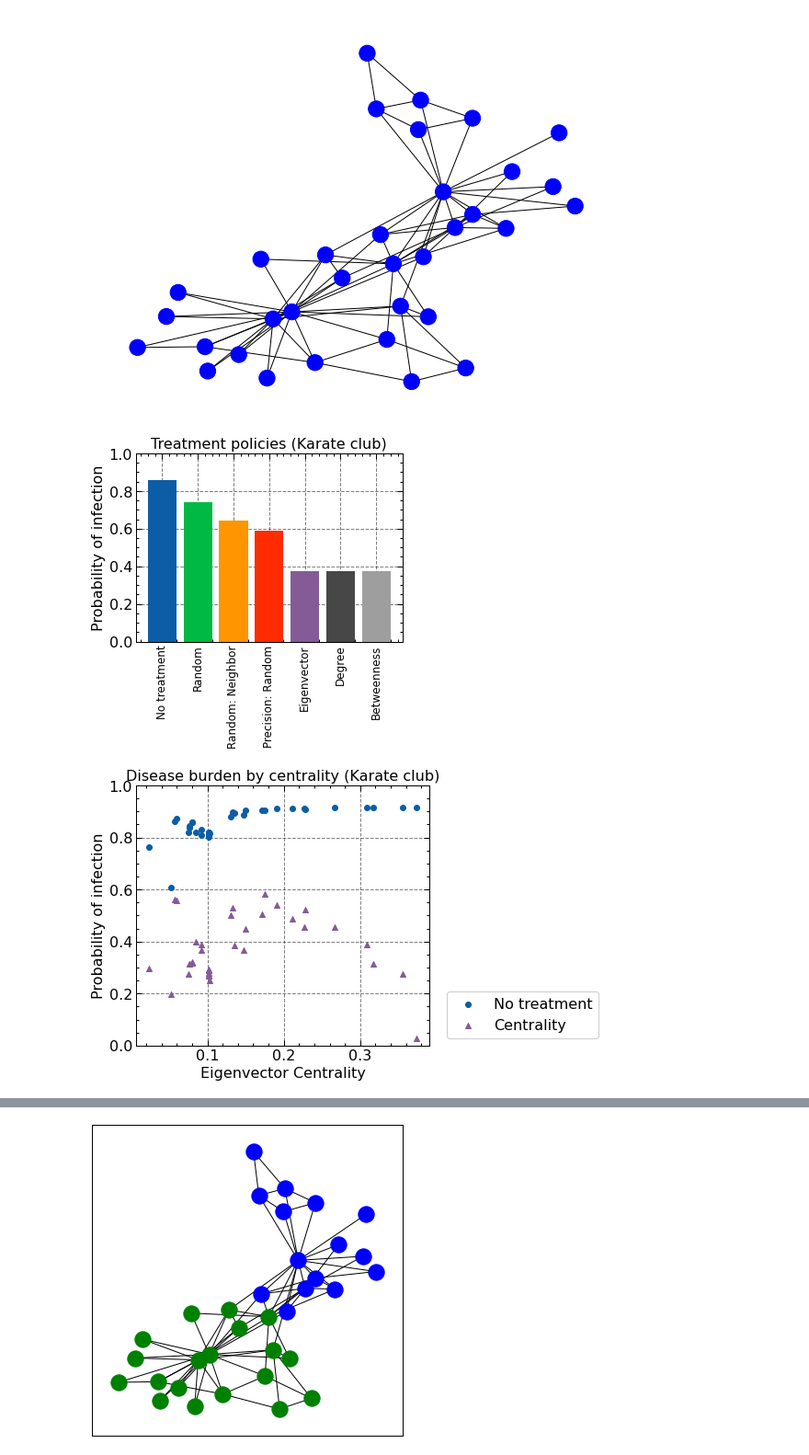
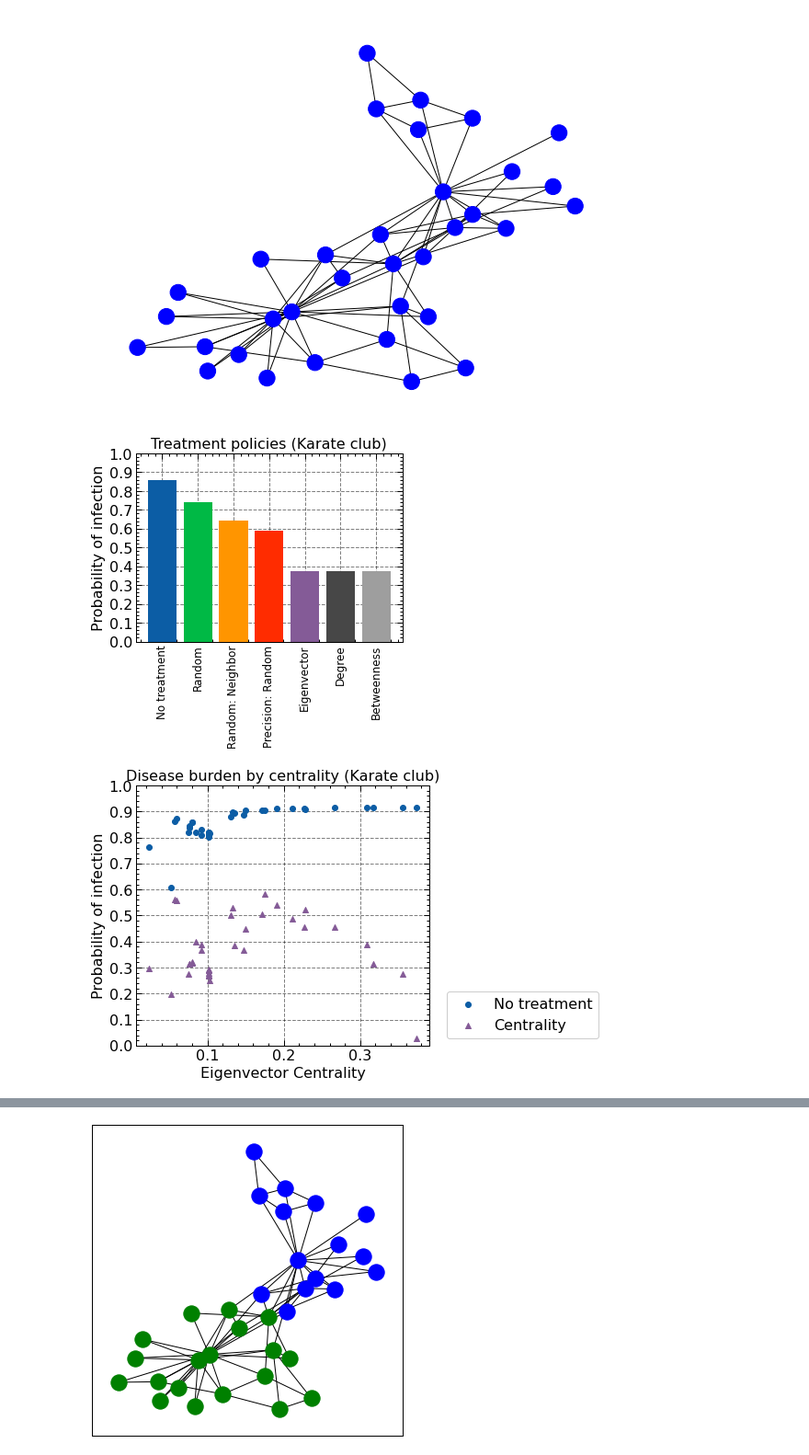
Before and after one commit to EvanLavender13/cst680-project, a Jupyter notebook: exp_karate.ipynb, the cells around one changed output, grey strips where cells are left out. Shown at 92% size. Cells and saved outputs as stored; diff of their text form; code cells hidden in the pictures.

```diff
--- a/exp_karate.ipynb
+++ b/exp_karate.ipynb
@@ -81,20 +81,21 @@ btw_metrics = util.run_simulations(N, EXP)
 # %%
 metrics = [null_metrics, rng_metrics, rnn_metrics, prr_metrics, eig_metrics, deg_metrics, btw_metrics]
 labels = ["No treatment", "Random", "Random: Neighbor", "Precision: Random", "Eigenvector", "Degree", "Betweenness"]
 
 plt.figure(figsize=(5, 5))
 plt.title("Treatment policies (Karate club)")
 plt.ylabel("Probability of infection")
 plt.xticks(rotation=90)
+plt.yticks(np.arange(0, 1.1, step=0.1))
 plt.ylim(bottom=0.0, top=1.0)
 plt.tick_params(axis="x", labelsize=12)
 for metric, label in zip(metrics, labels):
     plt.bar(label, np.mean(metric["num_sickdays"]) / N)
 plt.tight_layout()
 plt.savefig("out/nb-karate-sickdays.jpg")
 plt.show()
 # %% [output]
-[figure, old version]
+[figure, new version]
 # %%
 G = ide.GRAPHS["karate"]
 # deg_cent = nx.centrality.degree_centrality(G).values()
@@ -106,6 +107,7 @@ ax[0].set_title("Disease burden by centrality (Karate club)")
 ax[0].set_ylabel("Probability of infection")
 ax[0].set_xlabel("Eigenvector Centrality")
 ax[0].set_ylim(bottom=0.0, top=1.0)
+ax[0].set_yticks(np.arange(0, 1.1, step=0.1))
 ax[0].scatter(eig_cent, null_metrics["num_sickdays"] / N, label="No treatment")
 ax[0].scatter(eig_cent, rng_metrics["num_sickdays"] / N, alpha=0)
 ax[0].scatter(eig_cent, rnn_metrics["num_sickdays"] / N, alpha=0)
@@ -121,7 +123,7 @@ fig.tight_layout()
 fig.savefig("out/nb-karate-centrality-1.jpg")
 # plt.show()
 # %% [output]
-[figure, old version]
+[figure, new version]
 # %%
 fig, ax = plt.subplots(nrows=1, ncols=2, figsize=(10, 5))
 ax[0].set_title("Disease burden by centrality (Karate club)")
```
Also changed, not shown: parts of 2 cells of this notebook, 11 other files.
